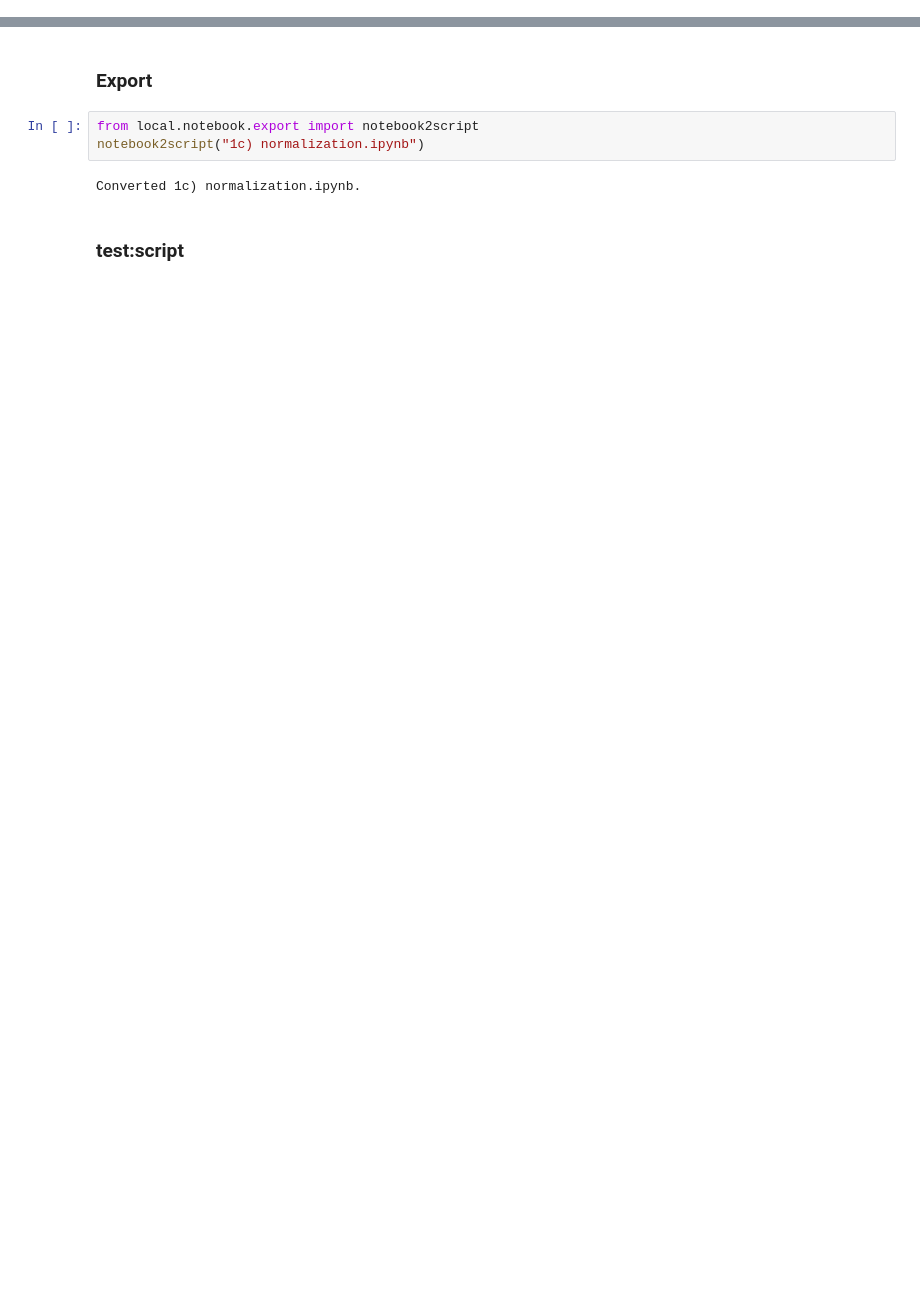
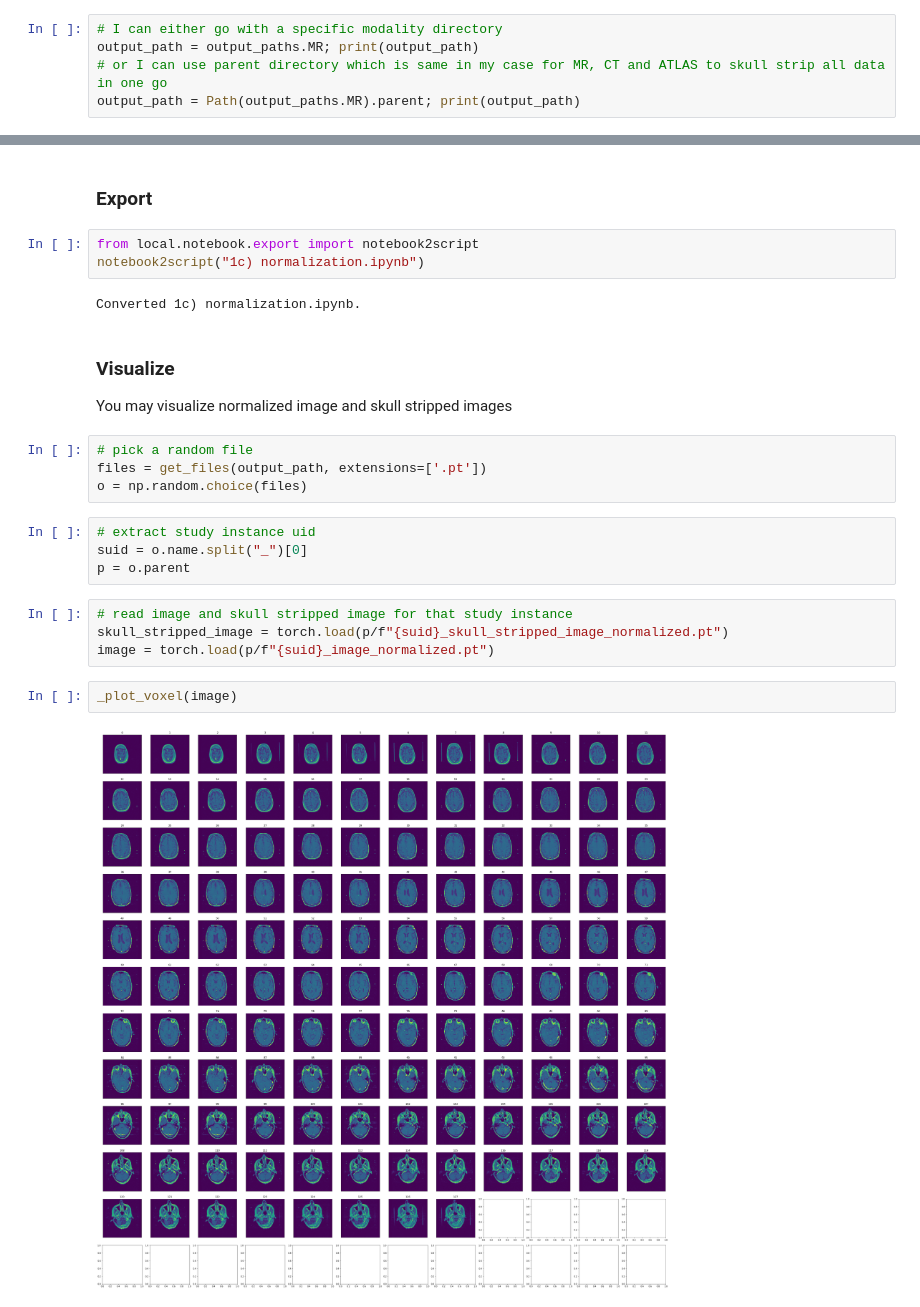
Before and after one commit to KeremTurgutlu/ventricle, a Jupyter notebook: dev/1c) normalization.ipynb, the cells around one changed output, grey strips where cells are left out. Cells and saved outputs as stored; diff of their text form; blank space fills up the shorter version.

```diff
--- a/dev/1c) normalization.ipynb
+++ b/dev/1c) normalization.ipynb
@@ -76,0 +106,5 @@ skull_stripped_image_files = [o for o in files if ('image' in o.name) and ('skul
+# %%
+# I can either go with a specific modality directory
+output_path = output_paths.MR; print(output_path)
+# or I can use parent directory which is same in my case for MR, CT and ATLAS to skull strip all data in one go
+output_path = Path(output_paths.MR).parent; print(output_path)
@@ -125,5 +179,23 @@ from local.notebook.export import notebook2script
 notebook2script("1c) normalization.ipynb")
 # %% [output]
 Converted 1c) normalization.ipynb.
-# %% [markdown]
-### test:script
+# %% [markdown]
+### Visualize
+
+You may visualize normalized image and skull stripped images
+# %%
+# pick a random file
+files = get_files(output_path, extensions=['.pt'])
+o = np.random.choice(files)
+# %%
+# extract study instance uid
+suid = o.name.split("_")[0]
+p = o.parent
+# %%
+# read image and skull stripped image for that study instance
+skull_stripped_image = torch.load(p/f"{suid}_skull_stripped_image_normalized.pt")
+image = torch.load(p/f"{suid}_image_normalized.pt")
+# %%
+_plot_voxel(image)
+# %% [output]
+[figure, added]
```
Also changed, not shown: parts of 23 cells of this notebook, 12 other files.
